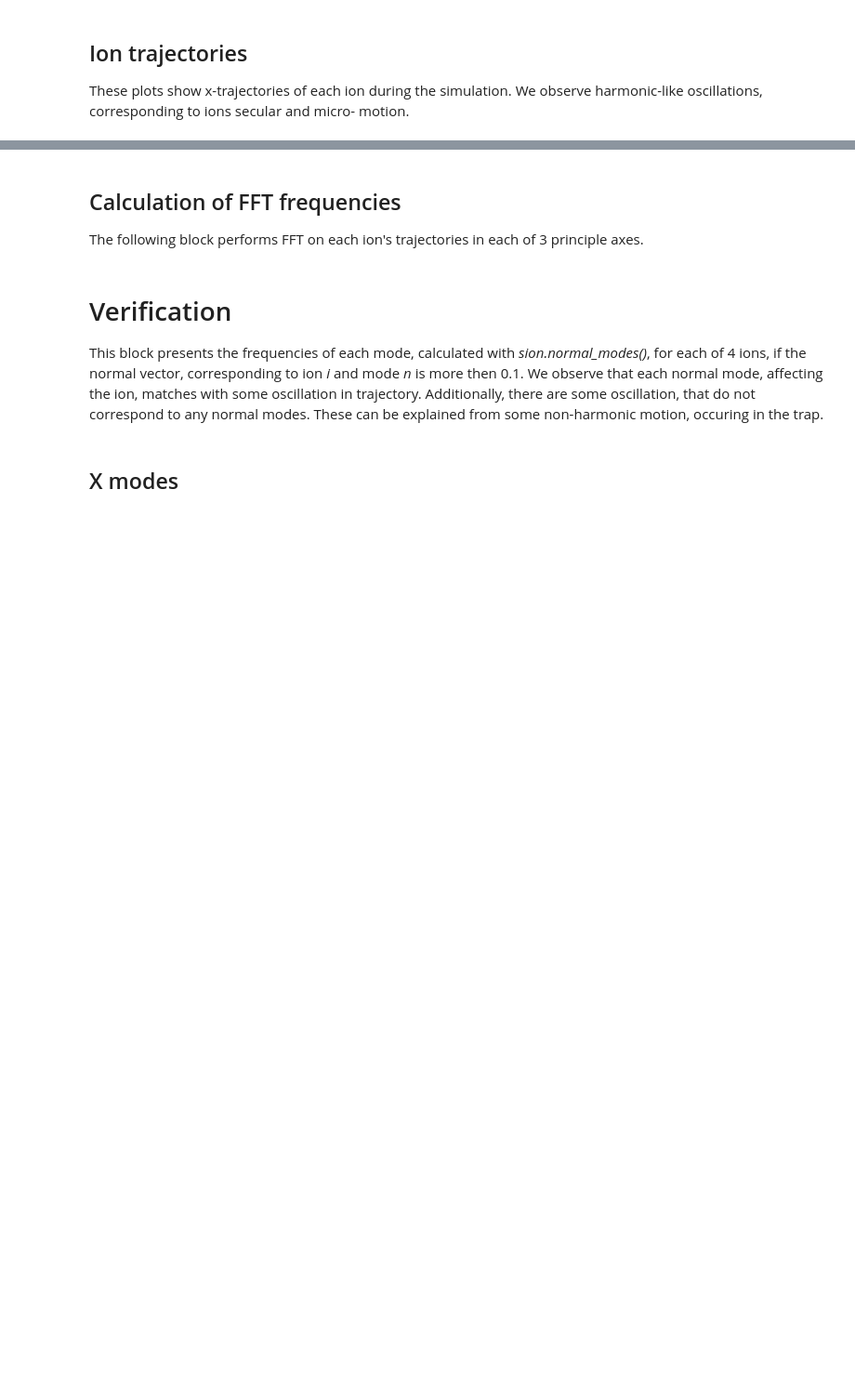
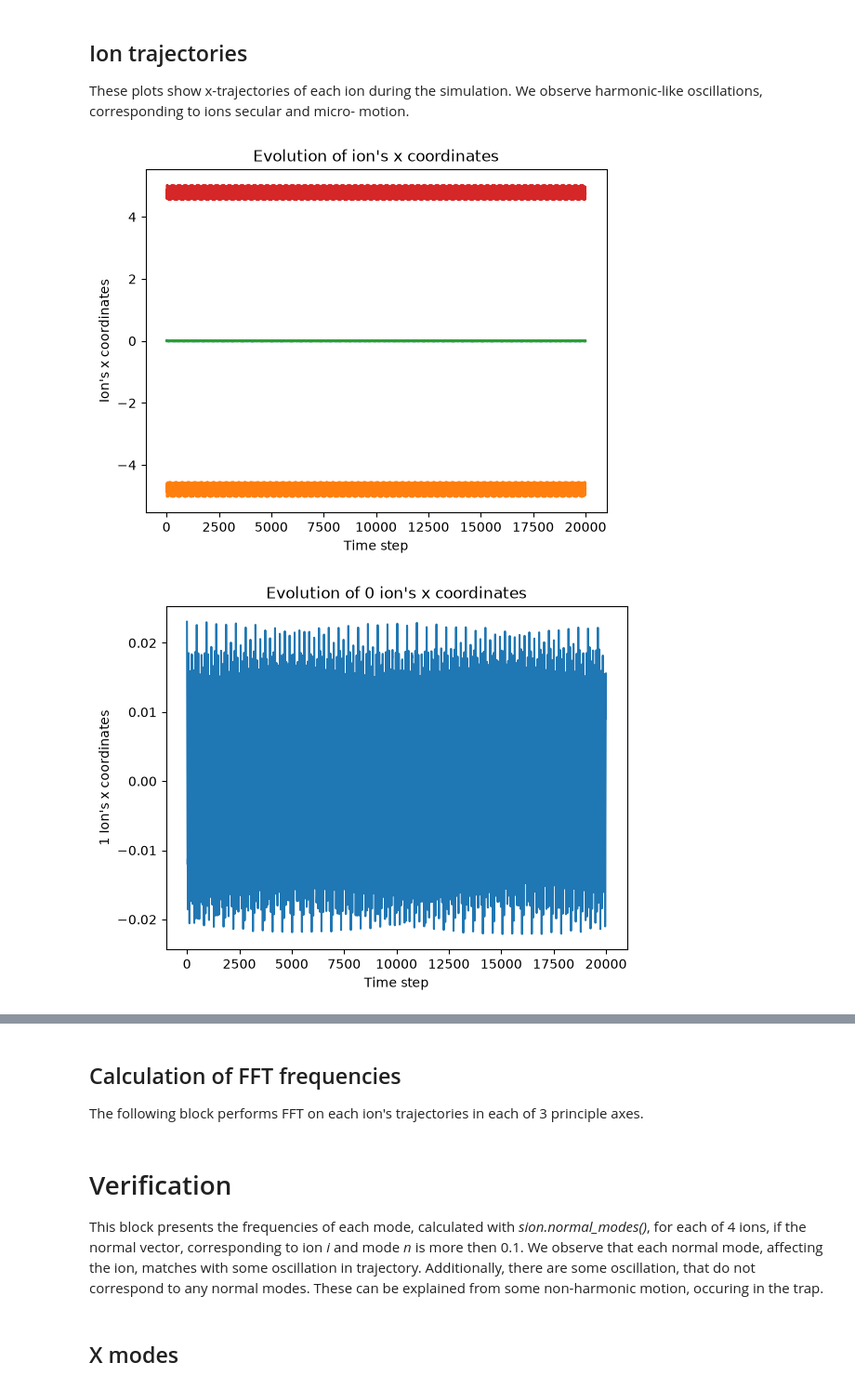
Before and after one commit to underforestaaa/Sion, a Jupyter notebook: examples/2D_crystal_modes.ipynb, the cells around one changed output, grey strips where cells are left out. Shown at 93% size. Saved outputs shown, nothing was run; the diff lists cells and outputs as text; code cells hidden in the pictures; blank space fills up the shorter version.

```diff
--- a/examples/2D_crystal_modes.ipynb
+++ b/examples/2D_crystal_modes.ipynb
@@ -275,7 +335,7 @@ for pos in equilibrium_positions*L:
 """Simulation"""
 
 #insert your path to this file here
-name = 'supplementary/2d_crystal_modes'
+name = str(output_dir / "2d_crystal_modes")
 
 s = pl.Simulation(name)
 
@@ -290,6 +350,6 @@ s.append(pl.placeions(ions, start_positions))
 s.append(sn.polygon_trap([Omega, Omega], [Vrf, Vrf], dc_set, RF_electrodes, DC_electrodes))
 
 #files with simulation information
-s.append(pl.dump('supplementary/2Dpositions_3.txt', variables=['x', 'y', 'z'], steps=1))
+s.append(pl.dump(str(output_dir / "2Dpositions_3.txt"), variables=['x', 'y', 'z'], steps=1))
 s.append(pl.evolve(2e6))
-s.execute(mpi_processes=4, omp_threads=1)
+s.execute(mpi_processes=1, omp_threads=1)
@@ -298,21 +376,24 @@ s.execute(mpi_processes=4, omp_threads=1)
 
 These plots show x-trajectories of each ion during the simulation. We observe harmonic-like oscillations, corresponding to ions secular and micro- motion.
 # %%
-_, data = pl.readdump('supplementary/2Dpositions_3.txt')
+_, data = pl.readdump(str(output_dir / "2Dpositions_3.txt"))
 data *= 1e6
 
 plt.figure()
 for n in range(ion_number):
     plt.plot(data[::100, n, 0])
 plt.title('Evolution of ion\'s x coordinates')
 plt.xlabel('Time step')
 plt.ylabel('Ion\'s x coordinates')
 plt.show()
 
 for n in range(ion_number):
     plt.figure()
     plt.plot(data[::100, n, 0])
     plt.title('Evolution of ' + str(n) +' ion\'s x coordinates')
     plt.xlabel('Time step')
     plt.ylabel(str(n+1) +' Ion\'s x coordinates')
     plt.show()
+# %% [output]
+[figure, added]
+[figure, added]
```
Also changed, not shown: parts of 15 cells of this notebook, 14 other files.
